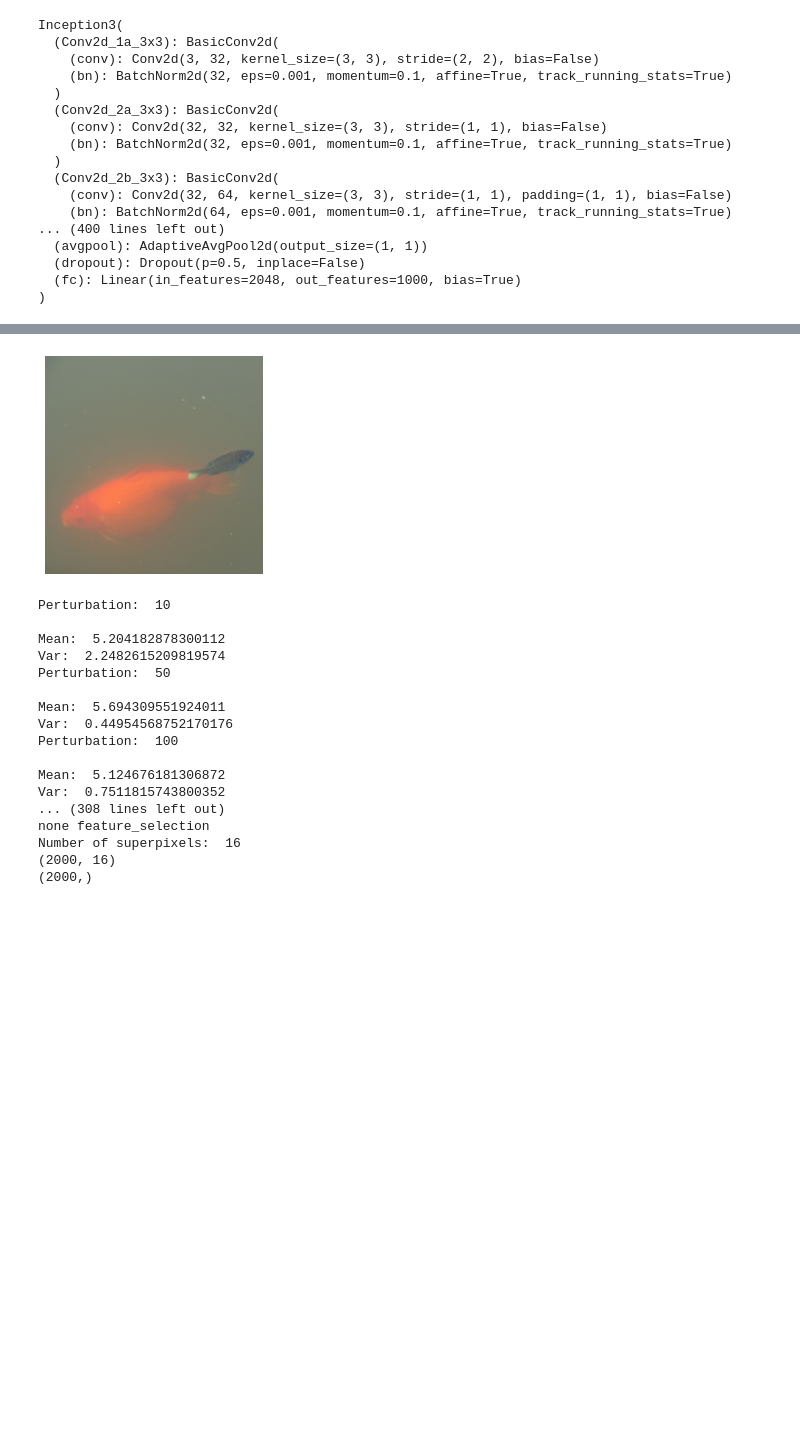
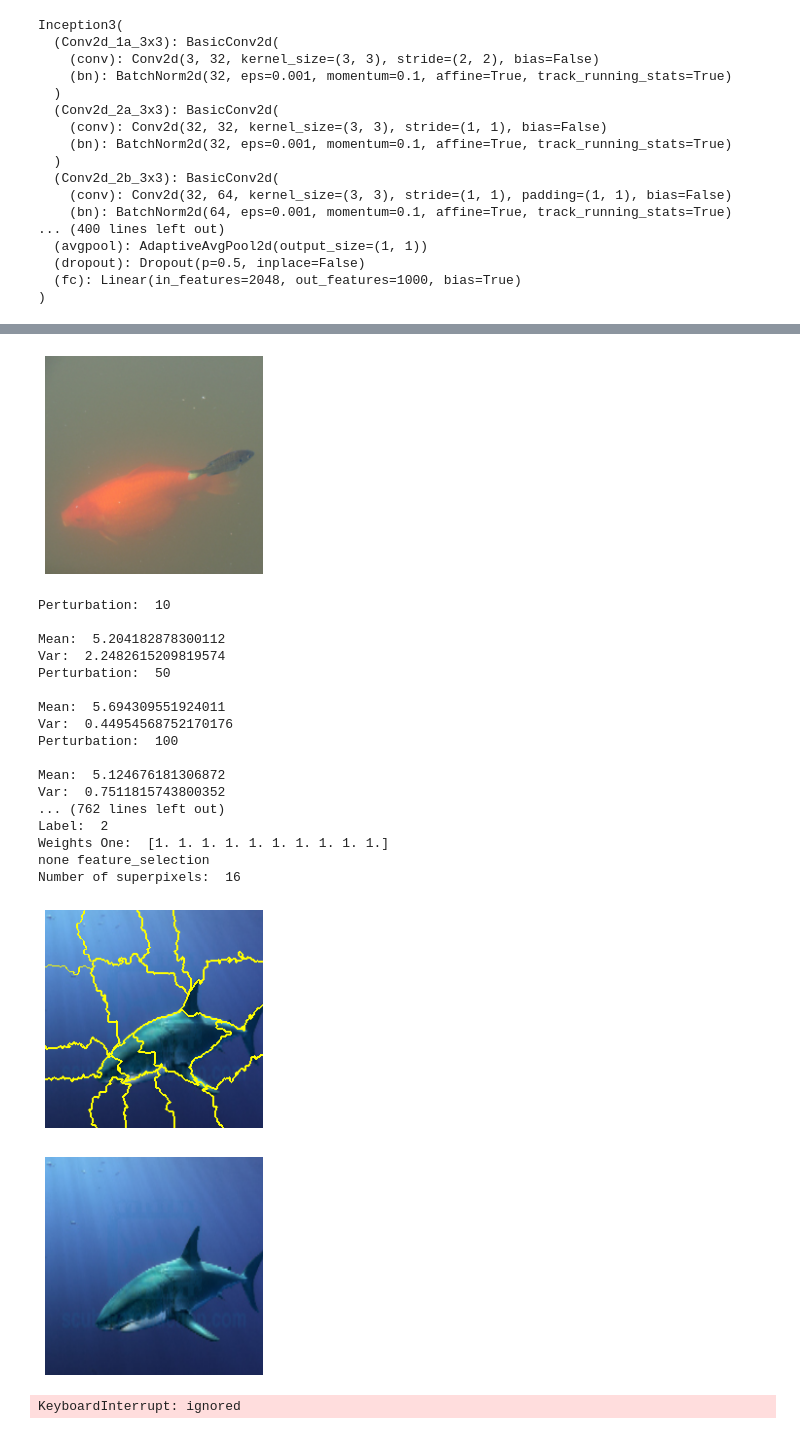
Before and after one commit to ansariminhaj/ulime_github, a Jupyter notebook: Imagenet_github.ipynb, the cells around one changed output, grey strips where cells are left out. Drawn from its saved outputs; the diff is of its cells as text; code cells hidden in the pictures; blank space fills up the shorter version.

```diff
--- a/Imagenet_github.ipynb
+++ b/Imagenet_github.ipynb
@@ -153,20 +130,18 @@ data_labels_folder = "ulime_github/pert_labels" #This folder contains perturbati
 #For generating your own perturbations and labels, follow the steps below:
 
 #UNCOMMENT these lines in lime_image.py:
-
 #201 data, labels = self.data_labels(image, fudged_image, segments,
 #202                                 classifier_fn, num_samples,
 #203                                 batch_size=batch_size,
 #204                                 progress_bar=progress_bar)
 
 #COMMENT these lines in lime_image.py:
-
 #206 data = data_fixed
 #207 labels = labels_fixed
 
 #UNCOMMENT #[:, label] in line 184 (labels_column = neighborhood_labels#[:, label])
 
-folder_name = "imagenet_ulime1"
+folder_name = "imagenet_ulime2"
 os.mkdir(folder_name)
 runs = 10
 
@@ -308,11 +283,6 @@ for class_i in range(10):
                         image = np.array(pill_transf(img))
                         fudged_image = image.copy()
                         fudged_image[:] = 0
-                        # for x in np.unique(segments):
-                        #   fudged_image[segments == x] = (
-                        #     np.mean(image[segments == x][:, 0]),
-                        #     np.mean(image[segments == x][:, 1]),
-                        #     np.mean(image[segments == x][:, 2]))
 
                         temp = copy.deepcopy(image)
                         zeros = np.where(mask_exp == 0)[0]
@@ -460,33 +430,36 @@ Mean:  8.248569302174976
 Var:  1.5593625835424036
 Perturbation:  50
 
 Mean:  7.915807149696302
 Var:  1.0539805478910655
 Perturbation:  100
 
 Mean:  7.393377864015406
 Var:  0.5263306740380543
 ... (762 lines left out)
 Label:  1
 Weights One:  [1. 1. 1. 1. 1. 1. 1. 1. 1. 1.]
 none feature_selection
 Number of superpixels:  12
 [figure]
 [figure]
 Perturbation:  10
 
 Mean:  5.204182878300112
 Var:  2.2482615209819574
 Perturbation:  50
 
 Mean:  5.694309551924011
 Var:  0.44954568752170176
 Perturbation:  100
 
 Mean:  5.124676181306872
 Var:  0.7511815743800352
-... (308 lines left out)
+... (762 lines left out)
+Label:  2
+Weights One:  [1. 1. 1. 1. 1. 1. 1. 1. 1. 1.]
 none feature_selection
 Number of superpixels:  16
-(2000, 16)
-(2000,)
+[figure, added]
+[figure, added]
+KeyboardInterrupt: ignored
```
Also changed, not shown: parts of 6 cells of this notebook.
